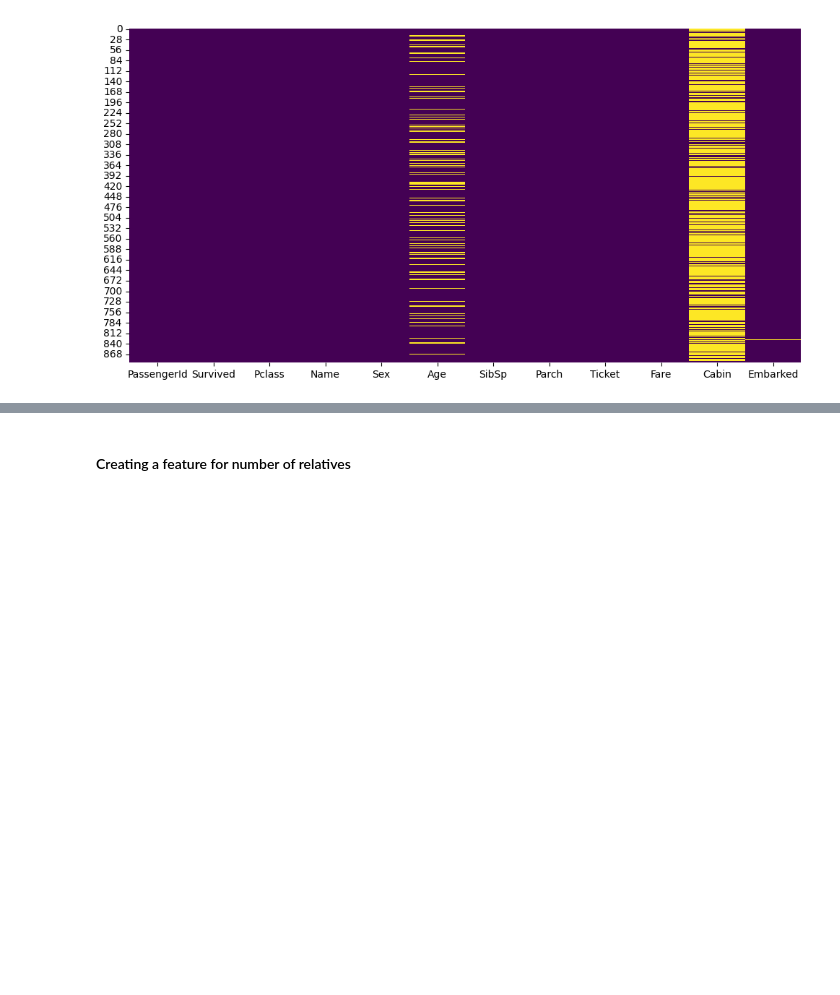
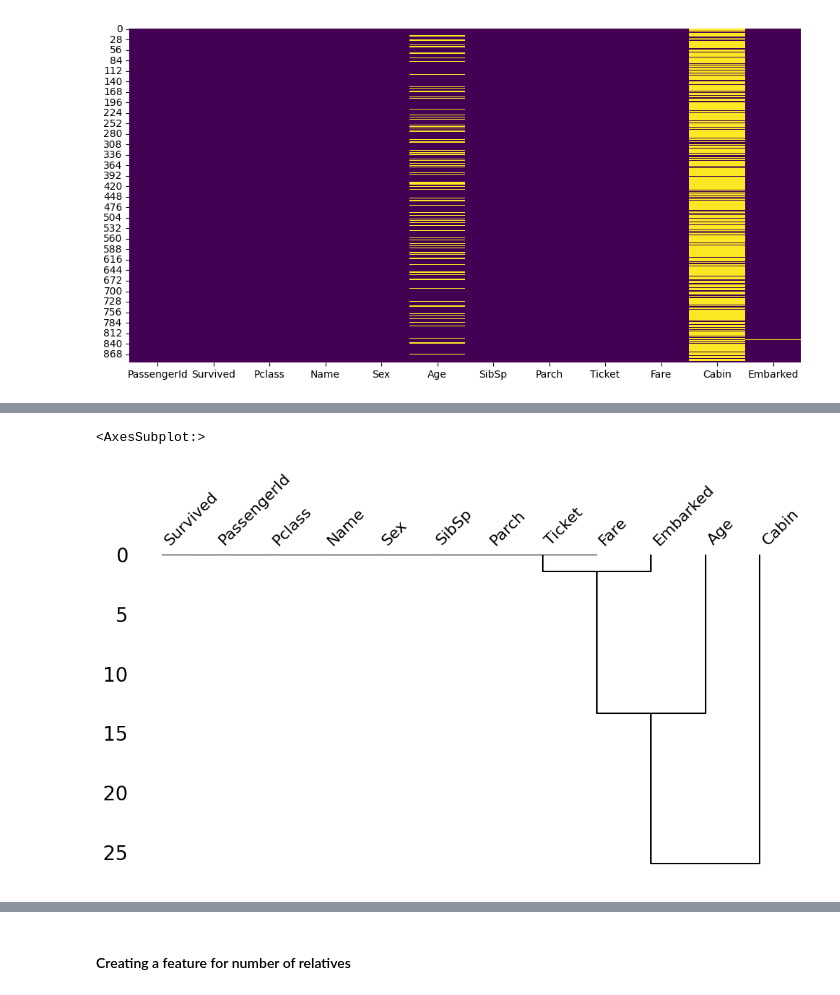
Before and after one commit to rsouza/DataScience_Course, a Jupyter notebook: Notebooks/1_Modeling_Classification.ipynb, the cells around one changed output, grey strips where cells are left out. Saved outputs shown, nothing was run; the diff lists cells and outputs as text; code cells hidden in the pictures; blank space fills up the shorter version.

```diff
--- a/Notebooks/1_Modeling_Classification.ipynb
+++ b/Notebooks/1_Modeling_Classification.ipynb
@@ -367,0 +308,5 @@ df_test = pd.concat([df_test, embarked], axis=1)
+# %%
+msno.dendrogram(df_train, figsize=(12,6))
+# %% [output]
+<AxesSubplot:>
+[figure, added]
```
Also changed, not shown: parts of 87 cells of this notebook.
